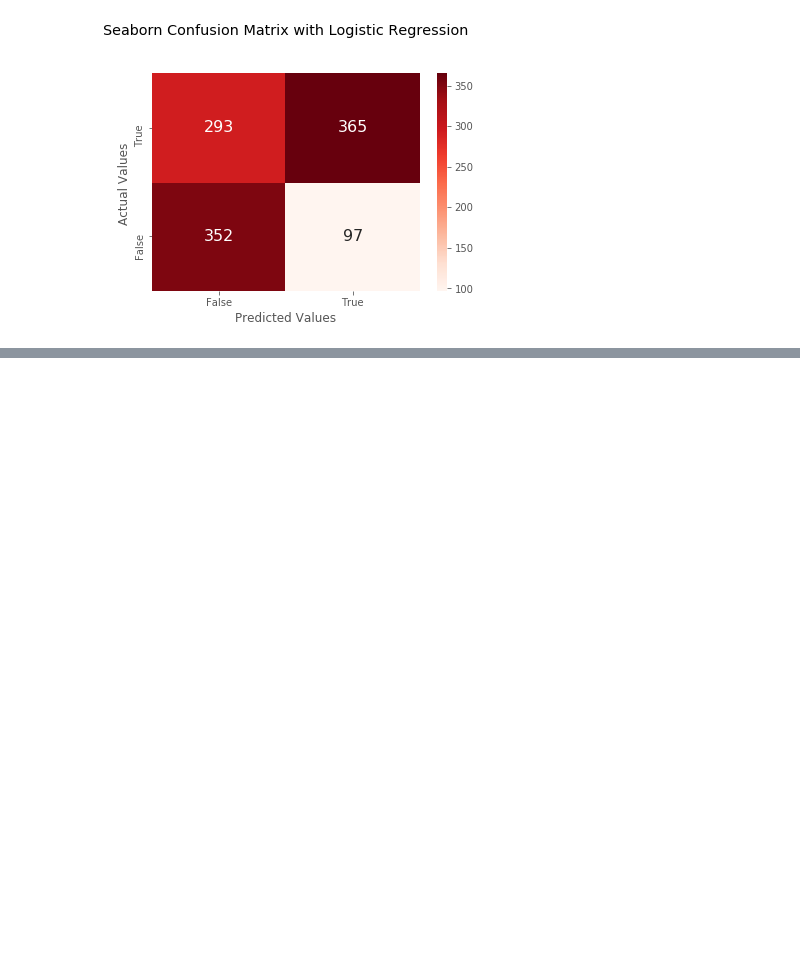
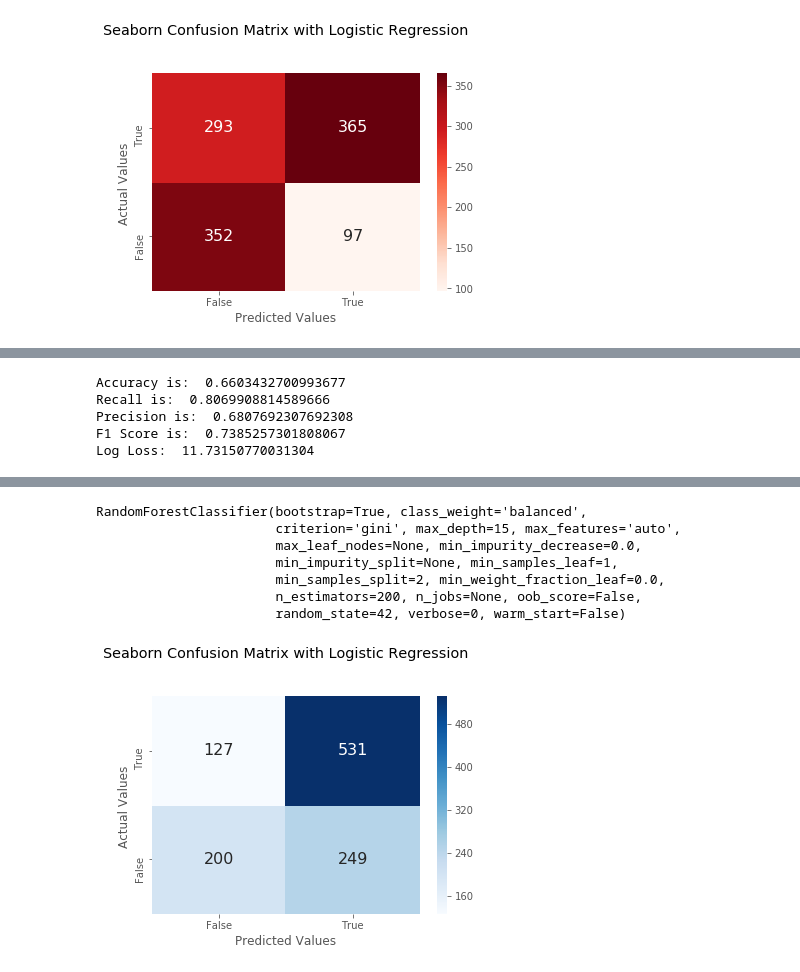
Before and after one commit to kennethzhang-gusto/ds_ardius, a Jupyter notebook: best_models.ipynb, the cells around one changed output, grey strips where cells are left out. Saved outputs shown, nothing was run; the diff lists cells and outputs as text; code cells hidden in the pictures; blank space fills up the shorter version.

```diff
--- a/best_models.ipynb
+++ b/best_models.ipynb
@@ -526,3 +526,44 @@ def rfc_implementation(X, y):
     ## Display the visualization of the Confusion Matrix.
 
     return rfc
+# %%
+def rfc_implementation_before(X, y):
+    X_train, X_test, y_train, y_test = train_test_split(X.iloc[ : , 4: ],y,test_size = 0.25, random_state = 42, stratify=y)
+    rfc = RandomForestClassifier(bootstrap=True, class_weight='balanced',
+                       criterion='gini', max_depth=15, max_features='auto',
+                       max_leaf_nodes=None, min_impurity_decrease=0.0,
+                       min_impurity_split=None, min_samples_leaf=1,
+                       min_samples_split=2, min_weight_fraction_leaf=0.0,
+                       n_estimators=200, n_jobs=None, oob_score=False,
+                       random_state=42, verbose=0, warm_start=False)
+
+    rfc.fit(X_train, y_train)
+
+    acc = accuracy_score(y_test, rfc.predict(X_test))
+    print('Accuracy is: ', acc)
+    # Recall score: find all the positive ones - how many relevant items are retrieved?
+    print('Recall is: ', recall_score(y_test, rfc.predict(X_test), average='binary'))
+    # Precision: how many retrieved items are relevant?
+    print('Precision is: ', precision_score(y_test, rfc.predict(X_test), average='binary'))
+    print('F1 Score is: ', f1_score(y_test, rfc.predict(X_test), average='binary'))
+    print('Log Loss: ', log_loss(y_test, rfc.predict(X_test)))
+
+    cm_rfc = confusion_matrix(y_test, rfc.predict(X_test))
+
+    ax = sns.heatmap(cm_rfc, annot = True, cmap='Blues',fmt = 'g',annot_kws={"size": 16}, )
+
+    ax.set_title('Seaborn Confusion Matrix with Logistic Regression\n\n');
+    ax.set_xlabel('Predicted Values')
+    ax.set_ylabel('Actual Values ');
+
+    ## Ticket labels - List must be in alphabetical order
+    ax.xaxis.set_ticklabels(['False','True'])
+    ax.yaxis.set_ticklabels(['False','True'])
+    ax.set_ylim([0,2])
+
+    ## Display the visualization of the Confusion Matrix.
+
+    return rfc
+# %%
+rfc_implementation_before(X, y)
+# %% [output]
@@ -528,0 +587,5 @@ def rfc_implementation(X, y):
+Accuracy is:  0.6603432700993677
+Recall is:  0.8069908814589666
+Precision is:  0.6807692307692308
+F1 Score is:  0.7385257301808067
+Log Loss:  11.73150770031304
@@ -529,3 +594,11 @@ def rfc_implementation(X, y):
+RandomForestClassifier(bootstrap=True, class_weight='balanced',
+                       criterion='gini', max_depth=15, max_features='auto',
+                       max_leaf_nodes=None, min_impurity_decrease=0.0,
+                       min_impurity_split=None, min_samples_leaf=1,
+                       min_samples_split=2, min_weight_fraction_leaf=0.0,
+                       n_estimators=200, n_jobs=None, oob_score=False,
+                       random_state=42, verbose=0, warm_start=False)
+[figure, added]
 # %%
 rfc_implementation(X, y)
 # %% [output]
```
Also changed, not shown: parts of 2 cells of this notebook, 1 other file.
